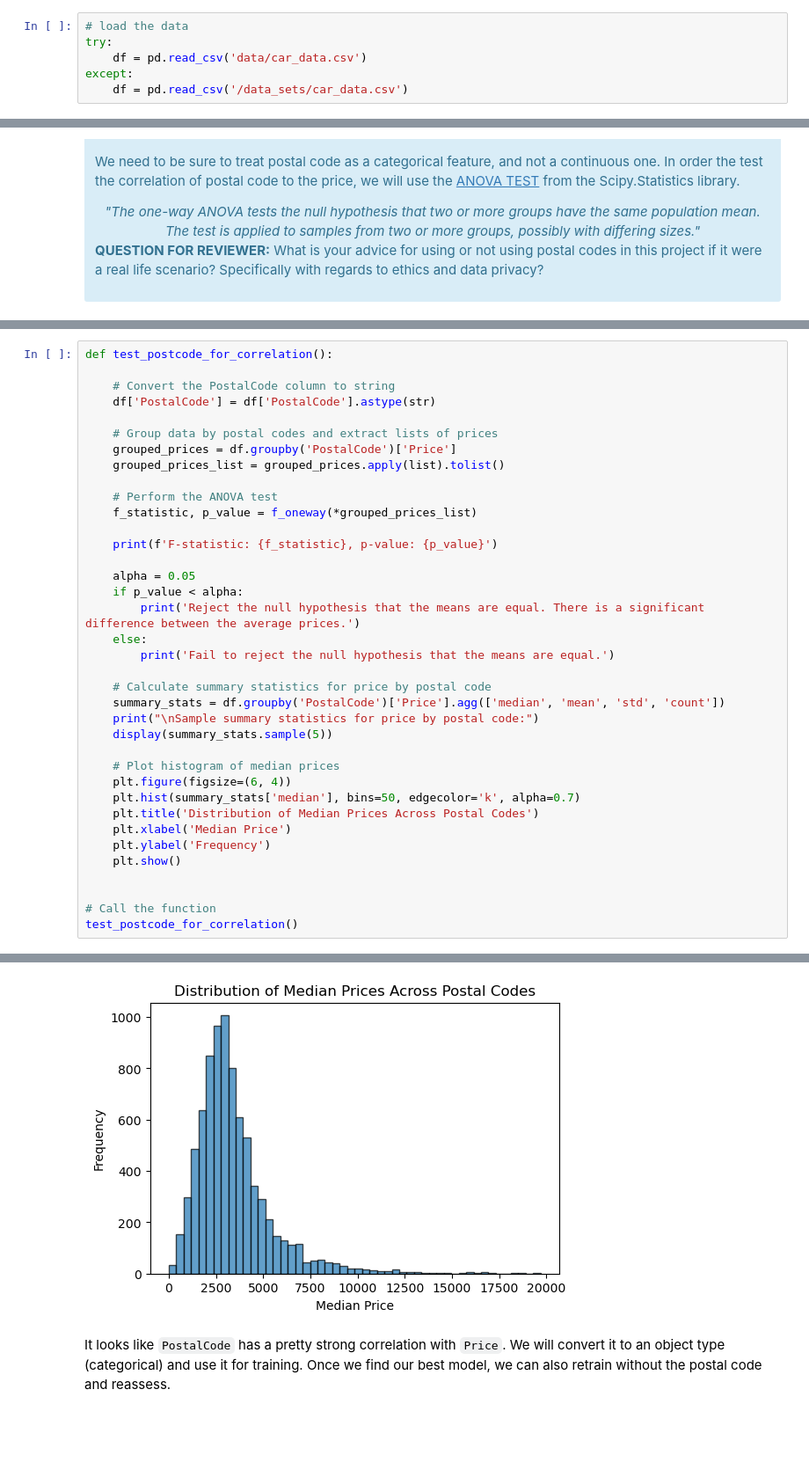
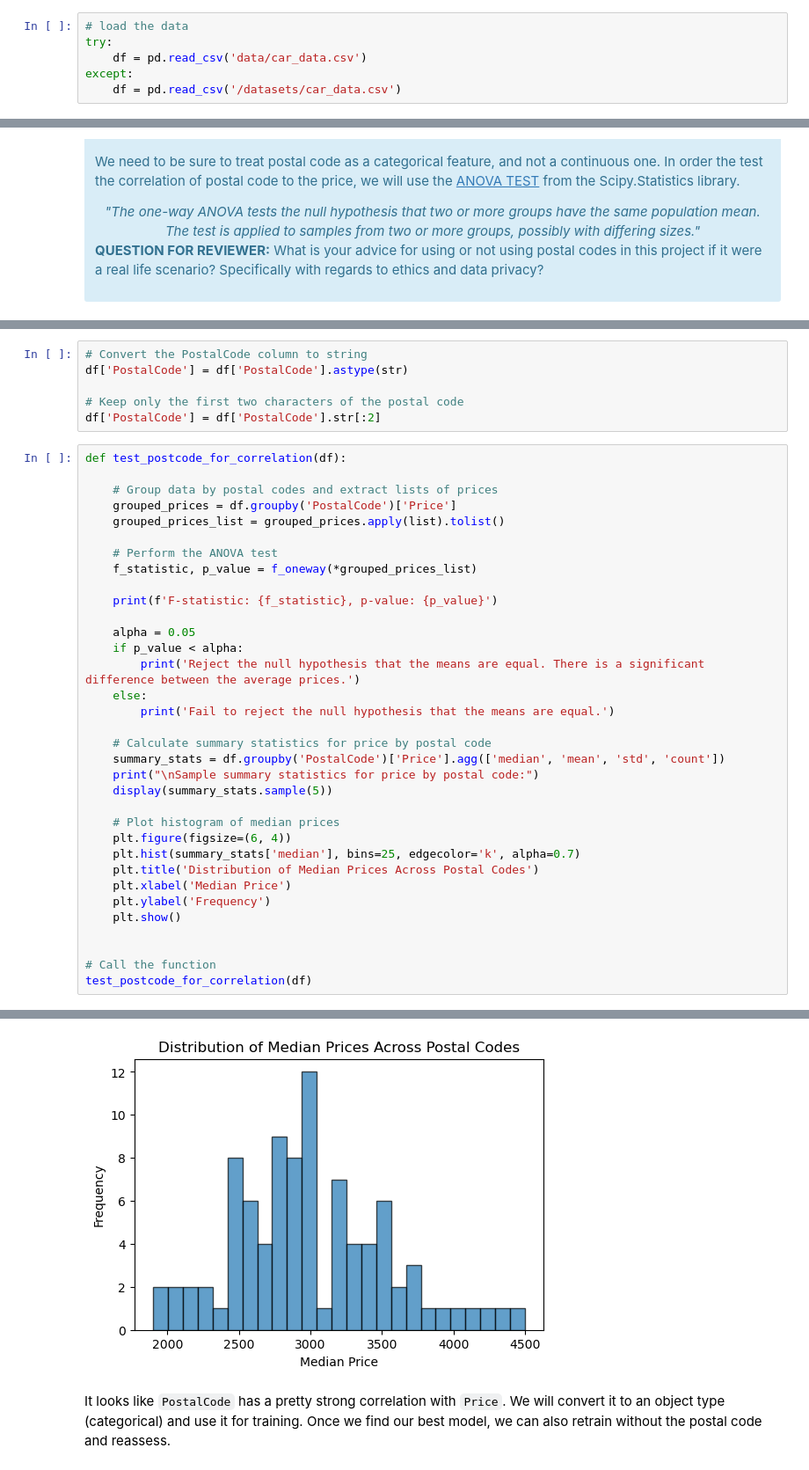
Before and after one commit to IMMontoya/predicting_used_car_market_values_with_machine_learning, a Jupyter notebook: notebook.ipynb, the cells around one changed output, grey strips where cells are left out. Shown at 88% size. Drawn from its saved outputs; the diff is of its cells as text; blank space fills up the shorter version.

```diff
--- a/notebook.ipynb
+++ b/notebook.ipynb
@@ -22,7 +31,7 @@ def print_missing_values(column):
 try:
     df = pd.read_csv('data/car_data.csv')
 except:
-    df = pd.read_csv('/data_sets/car_data.csv')
+    df = pd.read_csv('/datasets/car_data.csv')
 # %%
 df.info()
 # %% [output]
@@ -592,8 +603,11 @@ We need to be sure to treat postal code as a categorical feature, and not a cont
+# %%
+# Convert the PostalCode column to string
+df['PostalCode'] = df['PostalCode'].astype(str)
+
+# Keep only the first two characters of the postal code
+df['PostalCode'] = df['PostalCode'].str[:2]
 # %%
-def test_postcode_for_correlation():
-
-    # Convert the PostalCode column to string
-    df['PostalCode'] = df['PostalCode'].astype(str)
+def test_postcode_for_correlation(df):
 
     # Group data by postal codes and extract lists of prices
     grouped_prices = df.groupby('PostalCode')['Price']
@@ -617,7 +631,7 @@ def test_postcode_for_correlation():
 
     # Plot histogram of median prices
     plt.figure(figsize=(6, 4))
-    plt.hist(summary_stats['median'], bins=50, edgecolor='k', alpha=0.7)
+    plt.hist(summary_stats['median'], bins=25, edgecolor='k', alpha=0.7)
     plt.title('Distribution of Median Prices Across Postal Codes')
     plt.xlabel('Median Price')
     plt.ylabel('Frequency')
@@ -625,5 +639,5 @@ def test_postcode_for_correlation():
 
 
 # Call the function
-test_postcode_for_correlation()
+test_postcode_for_correlation(df)
 # %% [output]
@@ -641,4 +655,4 @@ Sample summary statistics for price by postal code:
-[figure, old version]
+[figure, new version]
 # %% [markdown]
 It looks like `PostalCode` has a pretty strong correlation with `Price`. We will convert it to an object type (categorical) and use it for training. Once we find our best model, we can also retrain without the postal code and reassess.
 # %%
```
Also changed, not shown: parts of 24 cells of this notebook.
